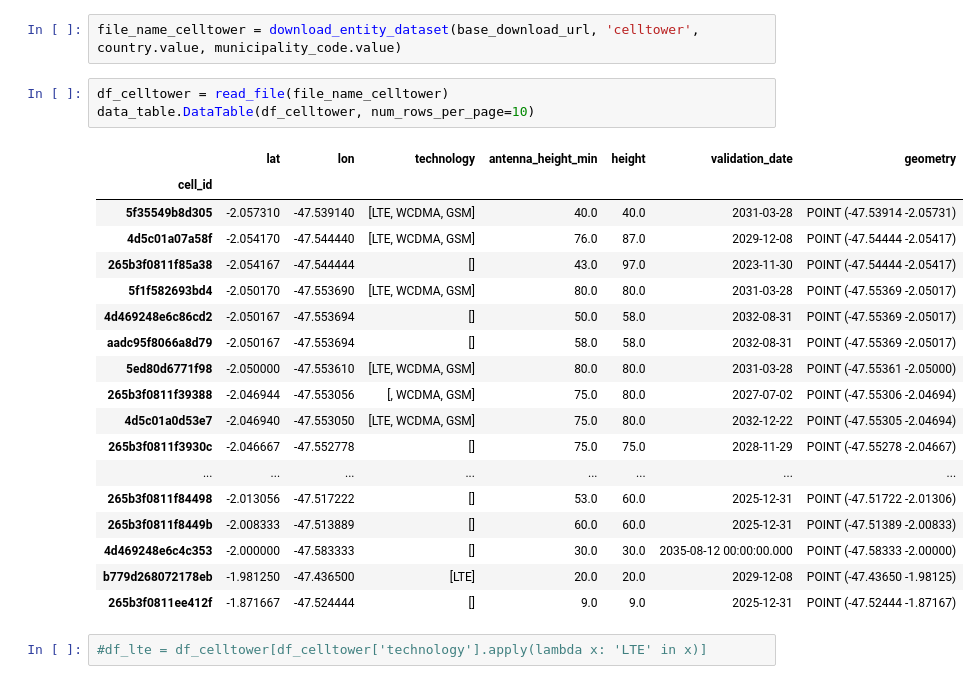
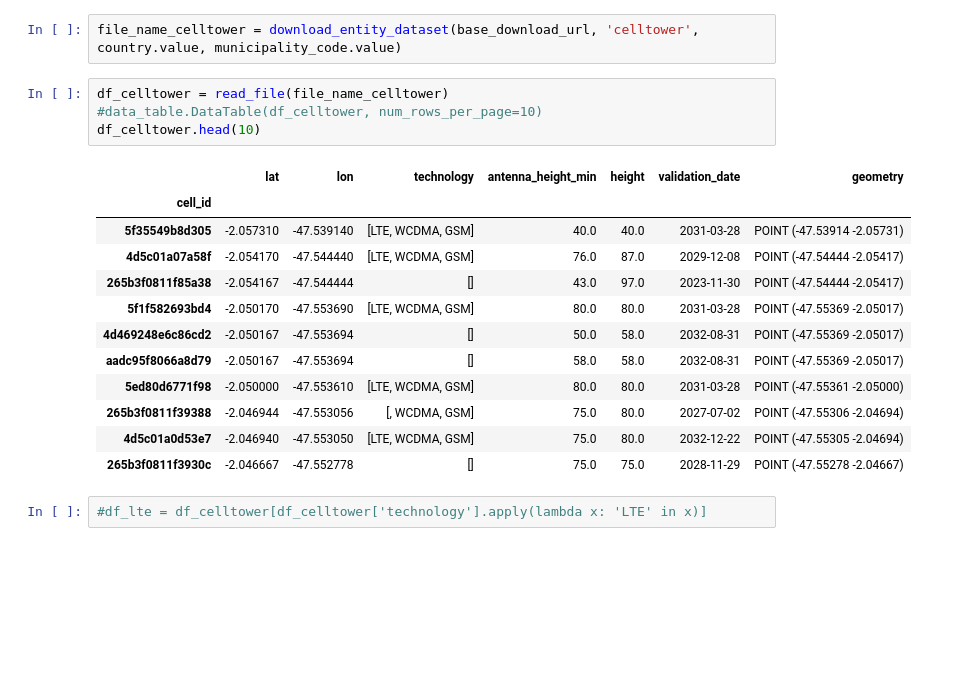
Before and after one commit to FNS-Division/VDaigele-ict_infrastructure_analysis_population_density, a Jupyter notebook: visibility analysis/visibility-workshop.ipynb, the cells around one changed output. Saved outputs shown, nothing was run; the diff lists cells and outputs as text; blank space fills up the shorter version.

```diff
--- a/visibility analysis/visibility-workshop.ipynb
+++ b/visibility analysis/visibility-workshop.ipynb
@@ -266,26 +261,21 @@ The location data for cellular sites in Brazil is based on an excerpt from the d
 file_name_celltower = download_entity_dataset(base_download_url, 'celltower', country.value, municipality_code.value)
 # %%
 df_celltower = read_file(file_name_celltower)
-data_table.DataTable(df_celltower, num_rows_per_page=10)
+#data_table.DataTable(df_celltower, num_rows_per_page=10)
+df_celltower.head(10)
 # %% [output]
 |  | lat | lon | technology | antenna_height_min | height | validation_date | geometry |
 | cell_id |  |  |  |  |  |  |  |
 | 5f35549b8d305 | -2.057310 | -47.539140 | [LTE, WCDMA, GSM] | 40.0 | 40.0 | 2031-03-28 | POINT (-47.53914 -2.05731) |
 | 4d5c01a07a58f | -2.054170 | -47.544440 | [LTE, WCDMA, GSM] | 76.0 | 87.0 | 2029-12-08 | POINT (-47.54444 -2.05417) |
 | 265b3f0811f85a38 | -2.054167 | -47.544444 | [] | 43.0 | 97.0 | 2023-11-30 | POINT (-47.54444 -2.05417) |
 | 5f1f582693bd4 | -2.050170 | -47.553690 | [LTE, WCDMA, GSM] | 80.0 | 80.0 | 2031-03-28 | POINT (-47.55369 -2.05017) |
 | 4d469248e6c86cd2 | -2.050167 | -47.553694 | [] | 50.0 | 58.0 | 2032-08-31 | POINT (-47.55369 -2.05017) |
 | aadc95f8066a8d79 | -2.050167 | -47.553694 | [] | 58.0 | 58.0 | 2032-08-31 | POINT (-47.55369 -2.05017) |
 | 5ed80d6771f98 | -2.050000 | -47.553610 | [LTE, WCDMA, GSM] | 80.0 | 80.0 | 2031-03-28 | POINT (-47.55361 -2.05000) |
 | 265b3f0811f39388 | -2.046944 | -47.553056 | [, WCDMA, GSM] | 75.0 | 80.0 | 2027-07-02 | POINT (-47.55306 -2.04694) |
 | 4d5c01a0d53e7 | -2.046940 | -47.553050 | [LTE, WCDMA, GSM] | 75.0 | 80.0 | 2032-12-22 | POINT (-47.55305 -2.04694) |
 | 265b3f0811f3930c | -2.046667 | -47.552778 | [] | 75.0 | 75.0 | 2028-11-29 | POINT (-47.55278 -2.04667) |
-| ... | ... | ... | ... | ... | ... | ... | ... |
-| 265b3f0811f84498 | -2.013056 | -47.517222 | [] | 53.0 | 60.0 | 2025-12-31 | POINT (-47.51722 -2.01306) |
-| 265b3f0811f8449b | -2.008333 | -47.513889 | [] | 60.0 | 60.0 | 2025-12-31 | POINT (-47.51389 -2.00833) |
-| 4d469248e6c4c353 | -2.000000 | -47.583333 | [] | 30.0 | 30.0 | 2035-08-12 00:00:00.000 | POINT (-47.58333 -2.00000) |
-| b779d268072178eb | -1.981250 | -47.436500 | [LTE] | 20.0 | 20.0 | 2029-12-08 | POINT (-47.43650 -1.98125) |
-| 265b3f0811ee412f | -1.871667 | -47.524444 | [] | 9.0 | 9.0 | 2025-12-31 | POINT (-47.52444 -1.87167) |
 # %%
 #df_lte = df_celltower[df_celltower['technology'].apply(lambda x: 'LTE' in x)]
 # %% [markdown]
```
Also changed, not shown: parts of 14 cells of this notebook, 2 other files.
